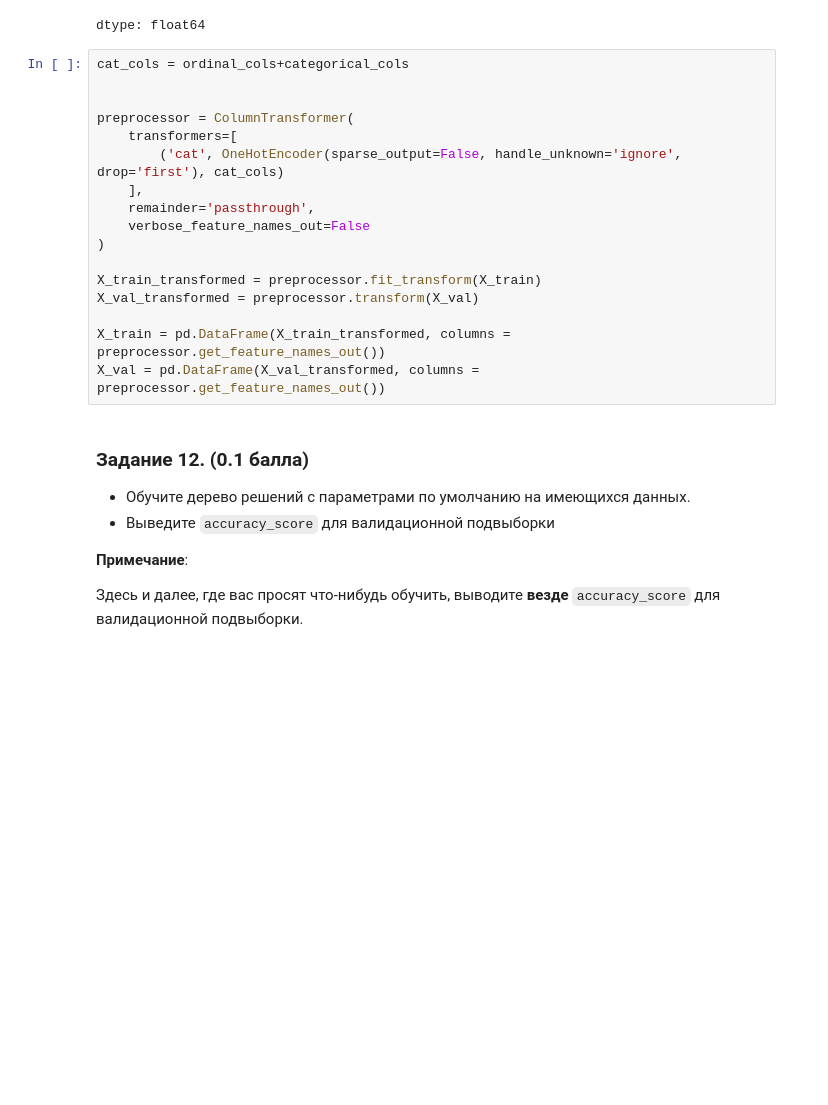
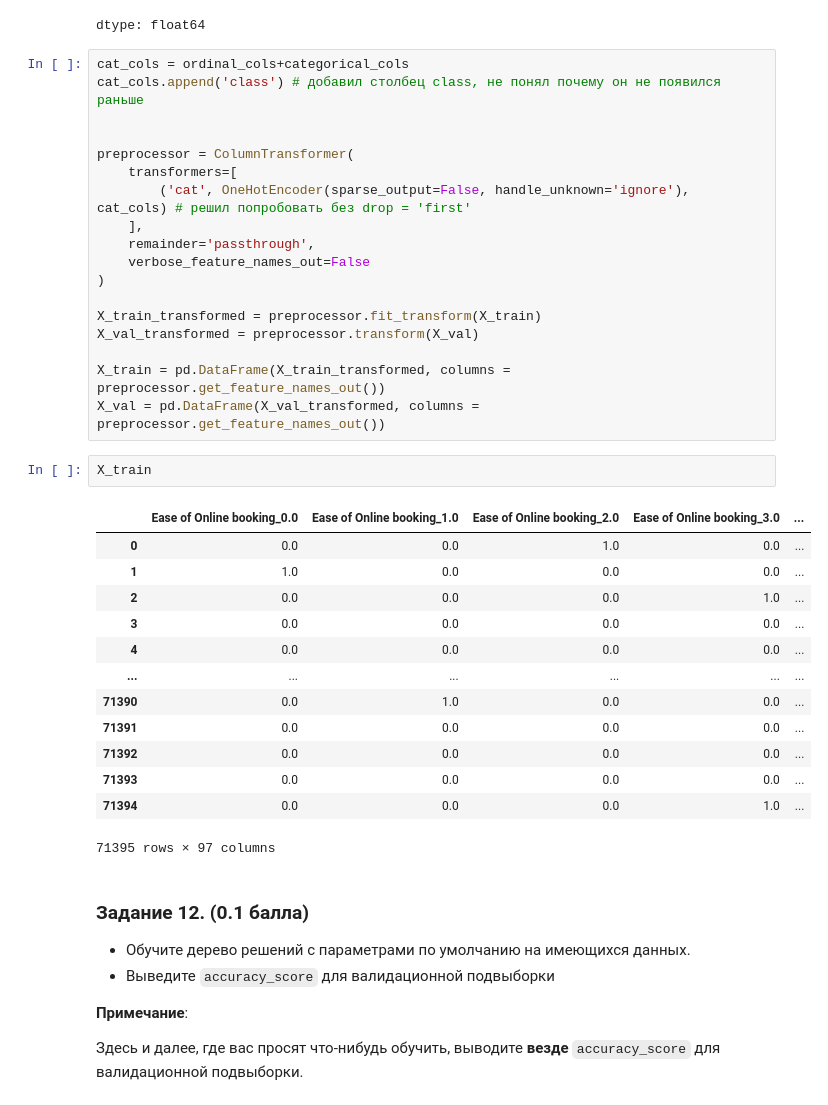
Before and after one commit to VladislavTokarev02/AI_ML_homework, a Jupyter notebook: Hometasks/Base/AI_HW4_woodenML_base.ipynb, the cells around one changed output. Drawn from its saved outputs; the diff is of its cells as text; blank space fills up the shorter version.

```diff
--- a/Hometasks/Base/AI_HW4_woodenML_base.ipynb
+++ b/Hometasks/Base/AI_HW4_woodenML_base.ipynb
@@ -609,11 +618,12 @@ y_train.value_counts(normalize = True)
 dtype: float64
 # %%
 cat_cols = ordinal_cols+categorical_cols
+cat_cols.append('class') # добавил столбец class, не понял почему он не появился раньше
 
 
 preprocessor = ColumnTransformer(
     transformers=[
-        ('cat', OneHotEncoder(sparse_output=False, handle_unknown='ignore', drop='first'), cat_cols)
+        ('cat', OneHotEncoder(sparse_output=False, handle_unknown='ignore'), cat_cols) # решил попробовать без drop = 'first'
     ],
     remainder='passthrough',
     verbose_feature_names_out=False
@@ -624,6 +634,22 @@ X_val_transformed = preprocessor.transform(X_val)
 
 X_train = pd.DataFrame(X_train_transformed, columns = preprocessor.get_feature_names_out())
 X_val = pd.DataFrame(X_val_transformed, columns = preprocessor.get_feature_names_out())
+# %%
+X_train
+# %% [output]
+|  | Ease of Online booking_0.0 | Ease of Online booking_1.0 | Ease of Online booking_2.0 | Ease of Online booking_3.0 | ... |
+| 0 | 0.0 | 0.0 | 1.0 | 0.0 | ... |
+| 1 | 1.0 | 0.0 | 0.0 | 0.0 | ... |
+| 2 | 0.0 | 0.0 | 0.0 | 1.0 | ... |
+| 3 | 0.0 | 0.0 | 0.0 | 0.0 | ... |
+| 4 | 0.0 | 0.0 | 0.0 | 0.0 | ... |
+| ... | ... | ... | ... | ... | ... |
+| 71390 | 0.0 | 1.0 | 0.0 | 0.0 | ... |
+| 71391 | 0.0 | 0.0 | 0.0 | 0.0 | ... |
+| 71392 | 0.0 | 0.0 | 0.0 | 0.0 | ... |
+| 71393 | 0.0 | 0.0 | 0.0 | 0.0 | ... |
+| 71394 | 0.0 | 0.0 | 0.0 | 1.0 | ... |
+71395 rows × 97 columns
 # %% [markdown]
 ### **Задание 12. (0.1 балла)**
 
```
Also changed, not shown: parts of 15 cells of this notebook.
